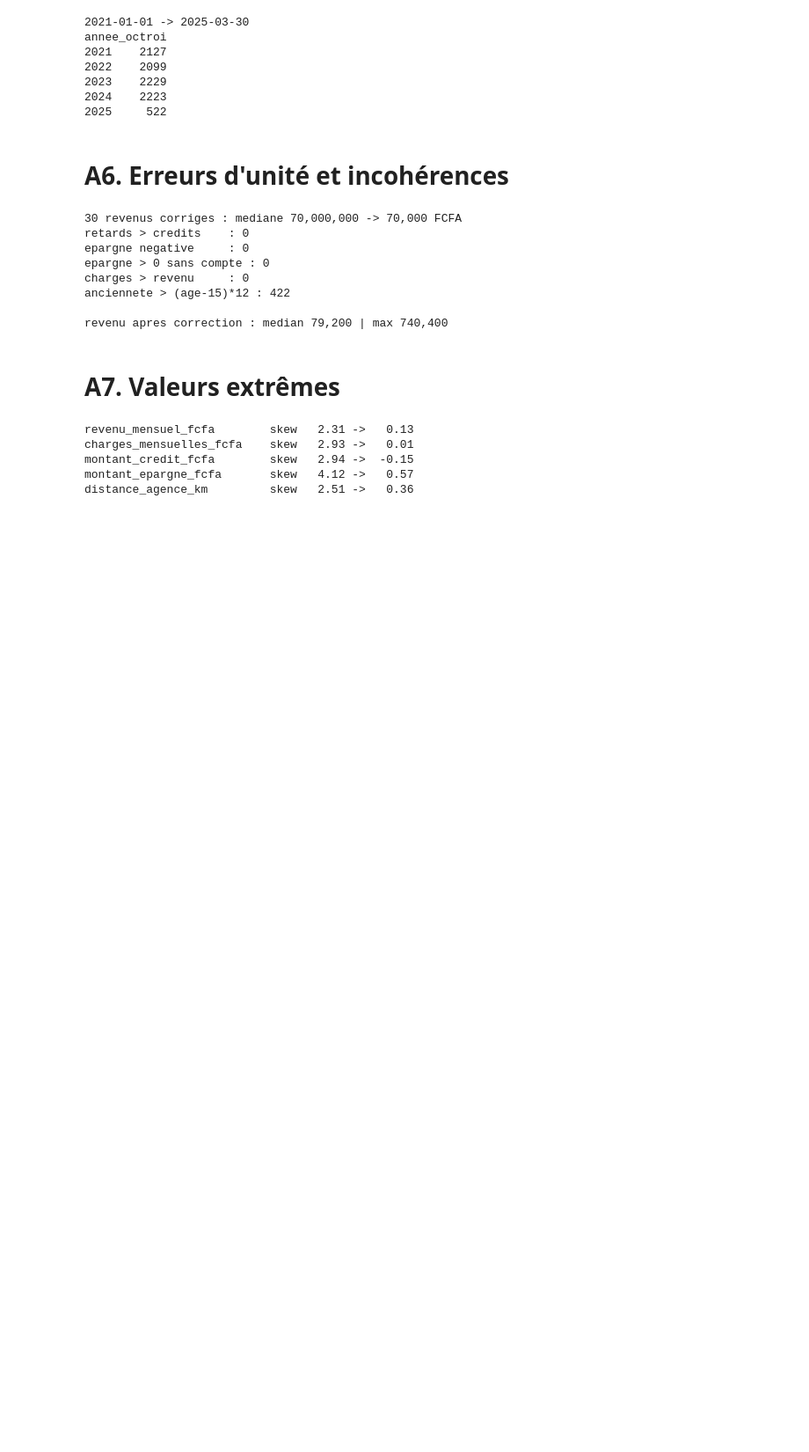
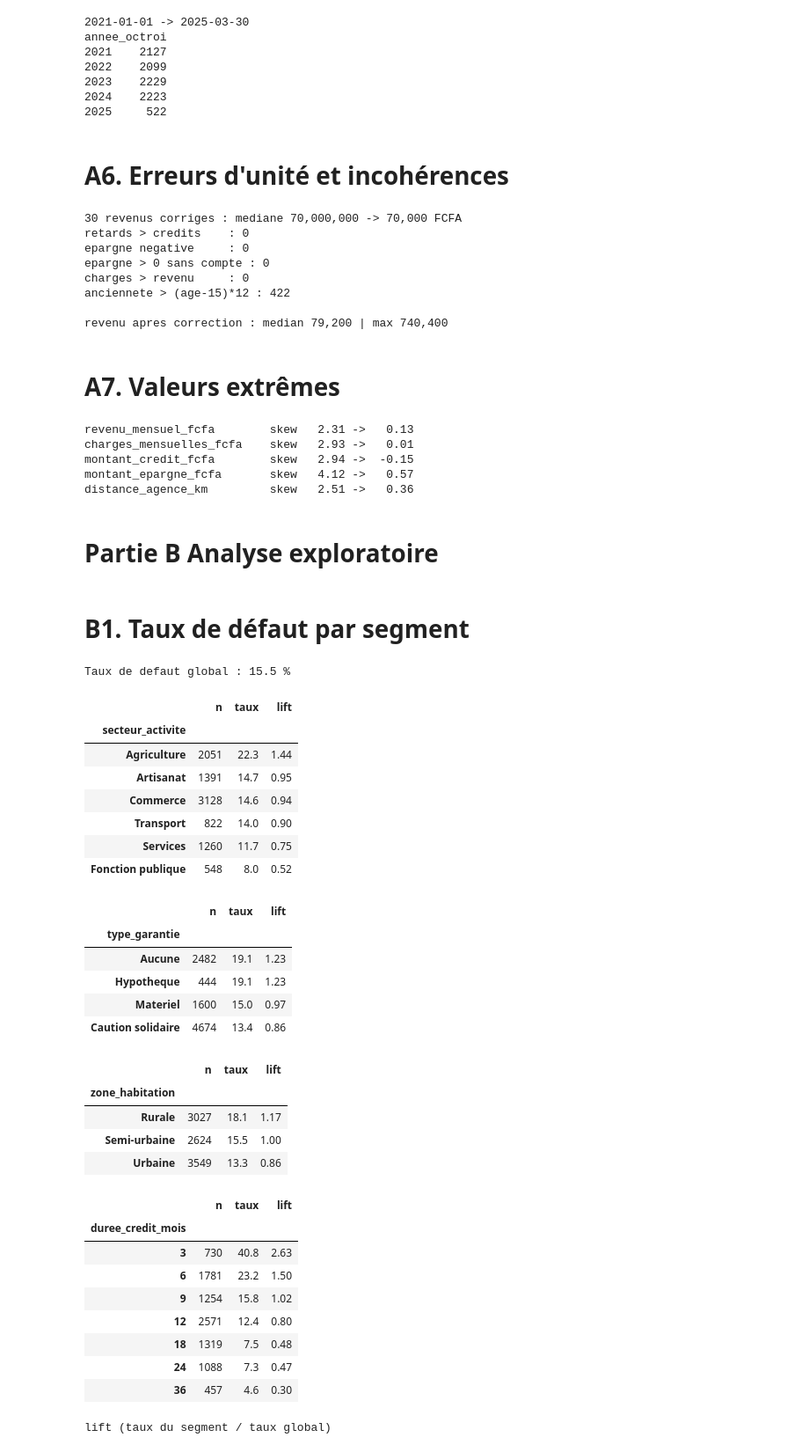
Before and after one commit to perrin1/scoring_credit, a Jupyter notebook: notebook/scoring.ipynb, the cells around one changed output. Shown at 88% size. Cells and saved outputs as stored; diff of their text form; code cells hidden in the pictures; blank space fills up the shorter version.

Commit message:
Taux de défaut par segment

```diff
--- a/notebook/scoring.ipynb
+++ b/notebook/scoring.ipynb
@@ -513,3 +513,50 @@ charges_mensuelles_fcfa    skew   2.93 ->   0.01
 montant_credit_fcfa        skew   2.94 ->  -0.15
 montant_epargne_fcfa       skew   4.12 ->   0.57
 distance_agence_km         skew   2.51 ->   0.36
+# %% [markdown]
+# Partie B Analyse exploratoire
+# %% [markdown]
+# B1. Taux de défaut par segment
+# %%
+base = df["defaut_paiement"].mean()
+print(f"Taux de defaut global : {base*100:.1f} %\n")
+# %% [output]
+Taux de defaut global : 15.5 %
+# %%
+for c in ["secteur_activite", "type_garantie", "zone_habitation", "duree_credit_mois"]:
+    t = df.groupby(c).agg(n=("defaut_paiement", "size"), taux=("defaut_paiement", "mean"))
+    t["taux"] = (t["taux"] * 100).round(1)
+    t["lift"] = (t["taux"] / (base * 100)).round(2)
+    display(t.sort_values("taux", ascending=False))
+
+print("lift (taux du segment / taux global) ")
+# %% [output]
+|  | n | taux | lift |
+| secteur_activite |  |  |  |
+| Agriculture | 2051 | 22.3 | 1.44 |
+| Artisanat | 1391 | 14.7 | 0.95 |
+| Commerce | 3128 | 14.6 | 0.94 |
+| Transport | 822 | 14.0 | 0.90 |
+| Services | 1260 | 11.7 | 0.75 |
+| Fonction publique | 548 | 8.0 | 0.52 |
+|  | n | taux | lift |
+| type_garantie |  |  |  |
+| Aucune | 2482 | 19.1 | 1.23 |
+| Hypotheque | 444 | 19.1 | 1.23 |
+| Materiel | 1600 | 15.0 | 0.97 |
+| Caution solidaire | 4674 | 13.4 | 0.86 |
+|  | n | taux | lift |
+| zone_habitation |  |  |  |
+| Rurale | 3027 | 18.1 | 1.17 |
+| Semi-urbaine | 2624 | 15.5 | 1.00 |
+| Urbaine | 3549 | 13.3 | 0.86 |
+|  | n | taux | lift |
+| duree_credit_mois |  |  |  |
+| 3 | 730 | 40.8 | 2.63 |
+| 6 | 1781 | 23.2 | 1.50 |
+| 9 | 1254 | 15.8 | 1.02 |
+| 12 | 2571 | 12.4 | 0.80 |
+| 18 | 1319 | 7.5 | 0.48 |
+| 24 | 1088 | 7.3 | 0.47 |
+| 36 | 457 | 4.6 | 0.30 |
+lift (taux du segment / taux global)
```
